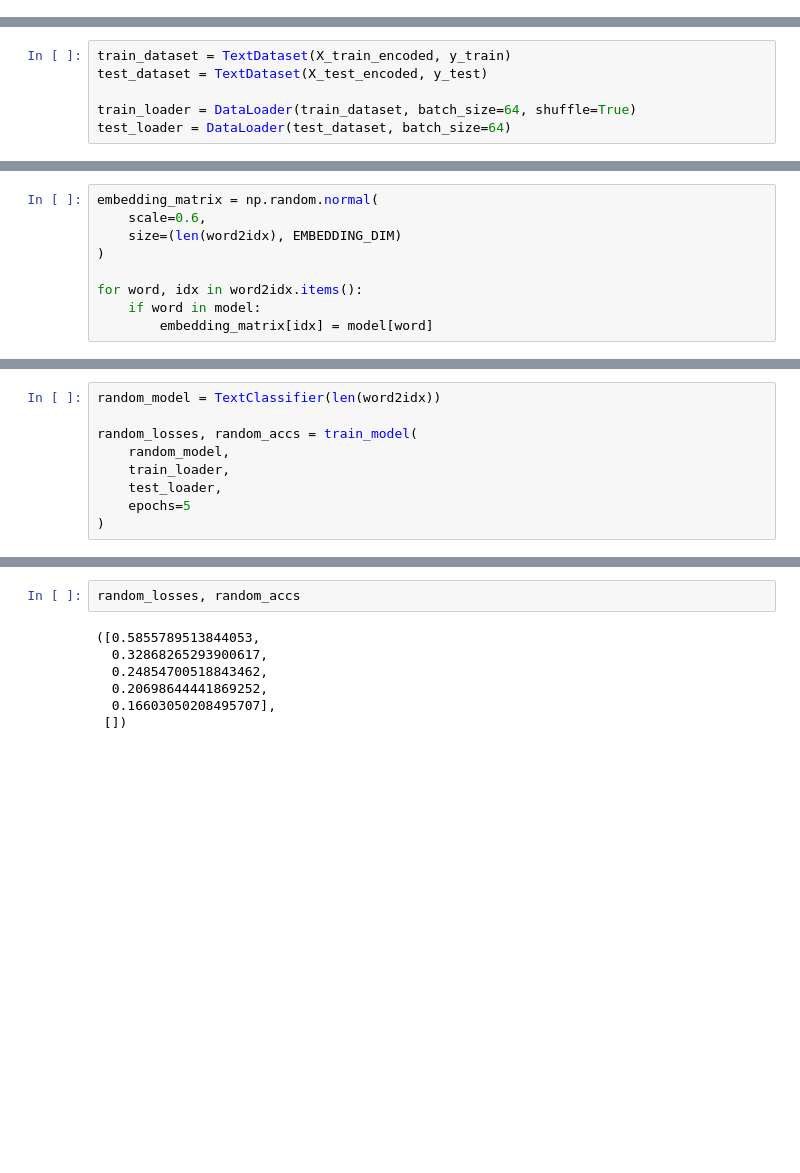
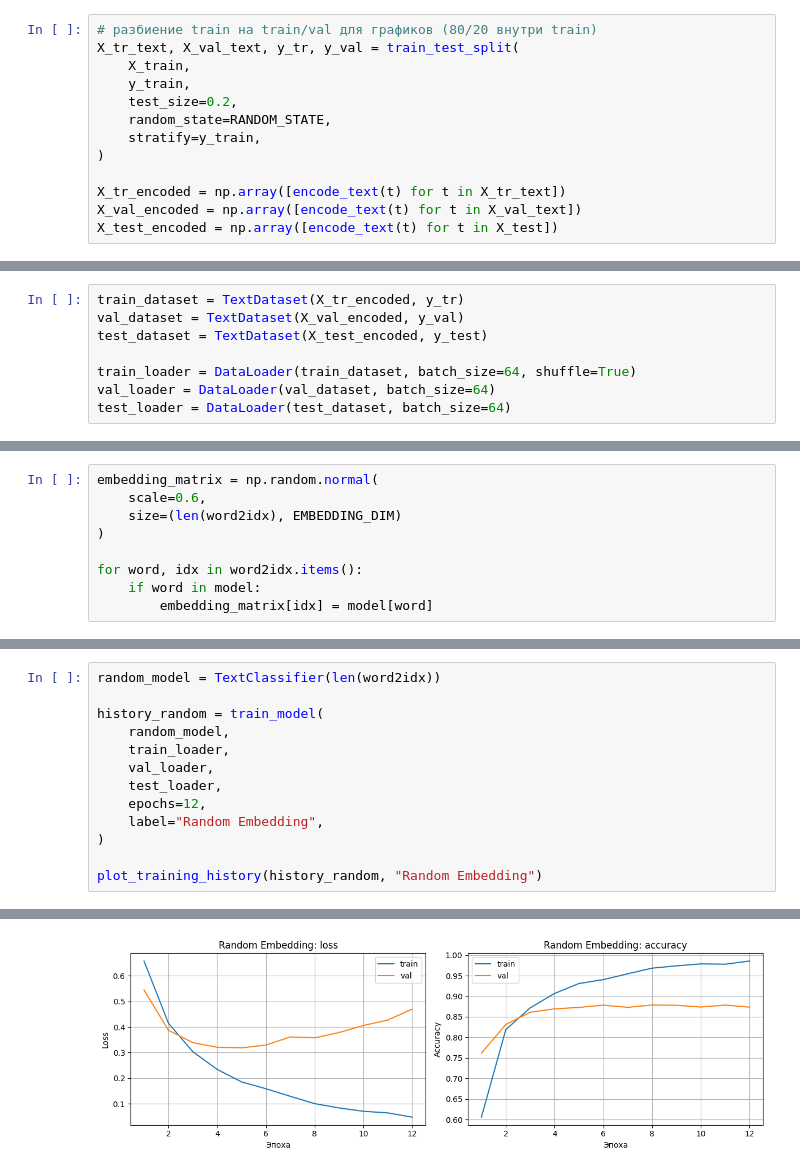
Before and after one commit to matv864/AI_work, a Jupyter notebook: text/lab2.ipynb, the cells around one changed output, grey strips where cells are left out. Drawn from its saved outputs; the diff is of its cells as text; blank space fills up the shorter version.

```diff
--- a/text/lab2.ipynb
+++ b/text/lab2.ipynb
@@ -389,3 +453,16 @@ X_test_encoded = np.array([encode_text(text) for text in X_test])
+# %%
+# разбиение train на train/val для графиков (80/20 внутри train)
+X_tr_text, X_val_text, y_tr, y_val = train_test_split(
+    X_train,
+    y_train,
+    test_size=0.2,
+    random_state=RANDOM_STATE,
+    stratify=y_train,
+)
+
+X_tr_encoded = np.array([encode_text(t) for t in X_tr_text])
+X_val_encoded = np.array([encode_text(t) for t in X_val_text])
+X_test_encoded = np.array([encode_text(t) for t in X_test])
 # %%
 class TextDataset(Dataset):
     def __init__(self, X, y):
@@ -398,10 +475,12 @@ class TextDataset(Dataset):
     def __getitem__(self, idx):
         return self.X[idx], self.y[idx]
 # %%
-train_dataset = TextDataset(X_train_encoded, y_train)
+train_dataset = TextDataset(X_tr_encoded, y_tr)
+val_dataset = TextDataset(X_val_encoded, y_val)
 test_dataset = TextDataset(X_test_encoded, y_test)
 
 train_loader = DataLoader(train_dataset, batch_size=64, shuffle=True)
+val_loader = DataLoader(val_dataset, batch_size=64)
 test_loader = DataLoader(test_dataset, batch_size=64)
 # %%
 class TextClassifier(nn.Module):
@@ -483,9 +592,14 @@ def train_model(model_nn, train_loader, test_loader, epochs=5):
 # %%
 random_model = TextClassifier(len(word2idx))
 
-random_losses, random_accs = train_model(
+history_random = train_model(
     random_model,
     train_loader,
+    val_loader,
     test_loader,
-    epochs=5
+    epochs=12,
+    label="Random Embedding",
 )
+
+plot_training_history(history_random, "Random Embedding")
+# %% [output]
@@ -492,12 +619,4 @@ random_losses, random_accs = train_model(
+[figure, added]
-# %%
-random_losses, random_accs
-# %% [output]
-([0.5855789513844053,
-  0.32868265293900617,
-  0.24854700518843462,
-  0.20698644441869252,
-  0.16603050208495707],
- [])
 # %%
 glove_model = TextClassifier(
     len(word2idx),
```
Also changed, not shown: parts of 29 cells of this notebook.
